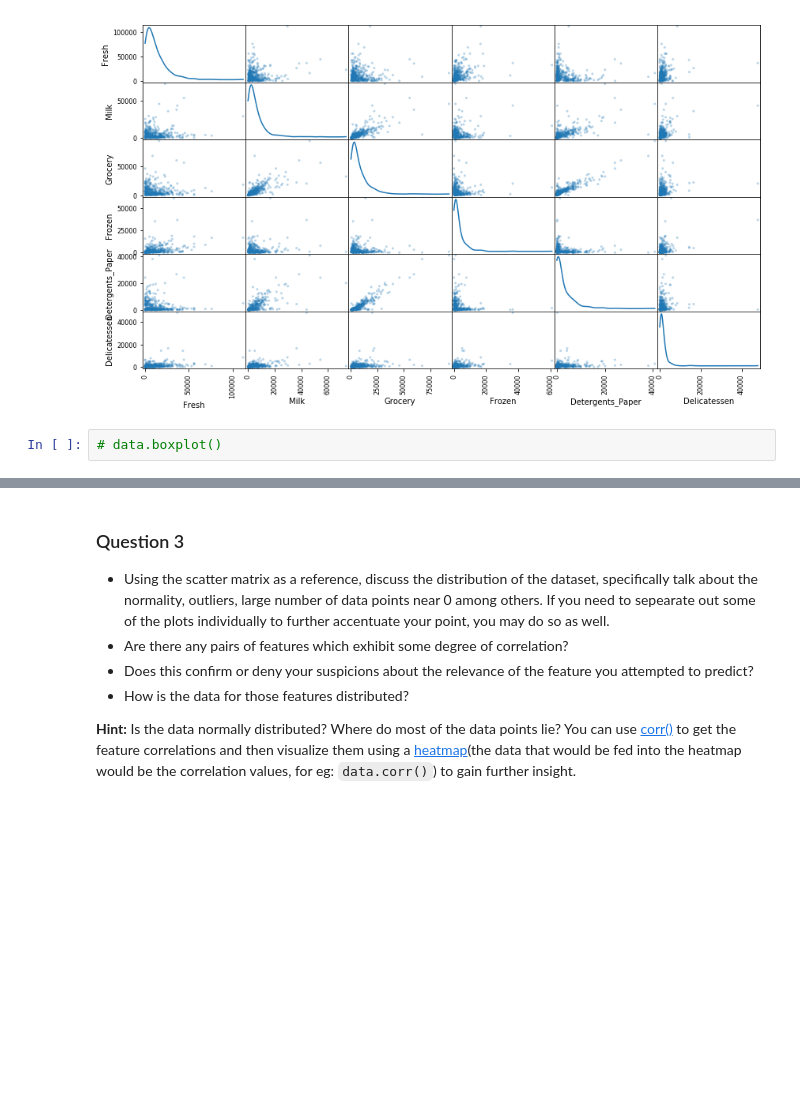
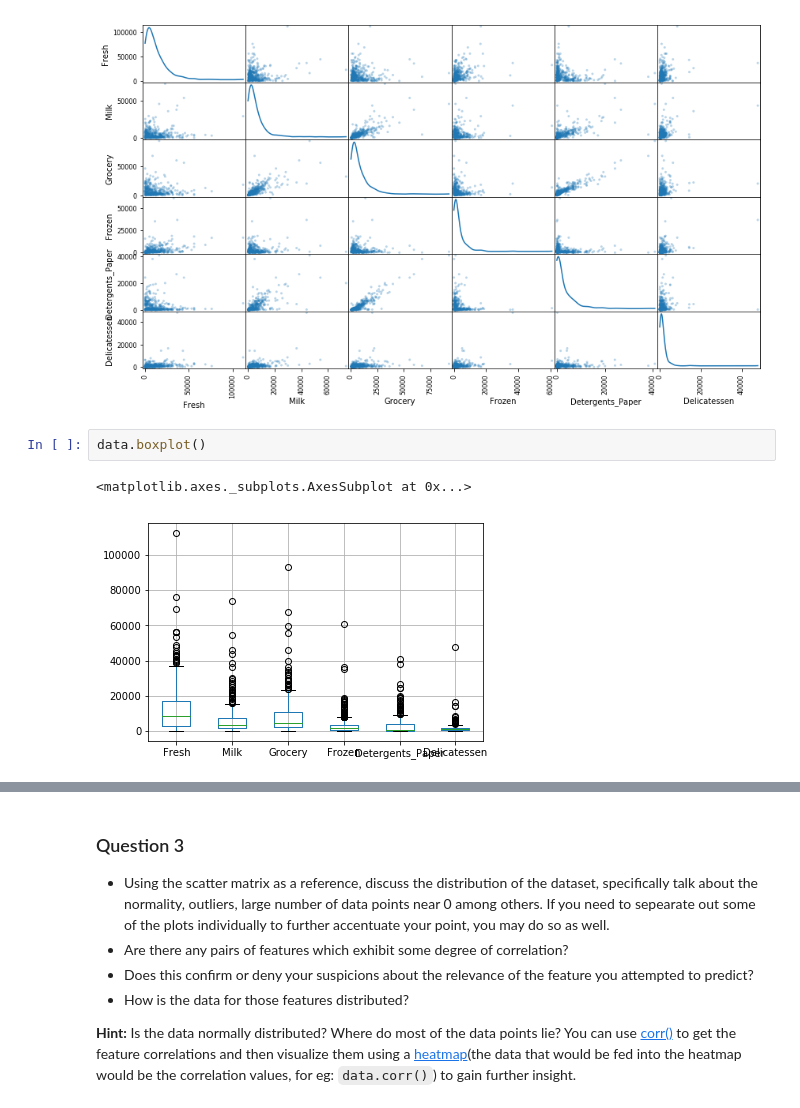
Before and after one commit to Arshad-Burhan/Customer_segments, a Jupyter notebook: customer_segments.ipynb, the cells around one changed output, grey strips where cells are left out. Saved outputs shown, nothing was run; the diff lists cells and outputs as text; blank space fills up the shorter version.

```diff
--- a/customer_segments.ipynb
+++ b/customer_segments.ipynb
@@ -147,6 +147,9 @@ To get a better understanding of the dataset, we can construct a scatter matrix
 pd.plotting.scatter_matrix(data, alpha = 0.3, figsize = (14,8), diagonal = 'kde');
 # %% [output]
 [figure]
-# %%
-# data.boxplot()
+# %%
+data.boxplot()
+# %% [output]
+<matplotlib.axes._subplots.AxesSubplot at 0x...>
+[figure, added]
 # %%
```
Also changed, not shown: parts of 2 cells of this notebook, 1 other file.
